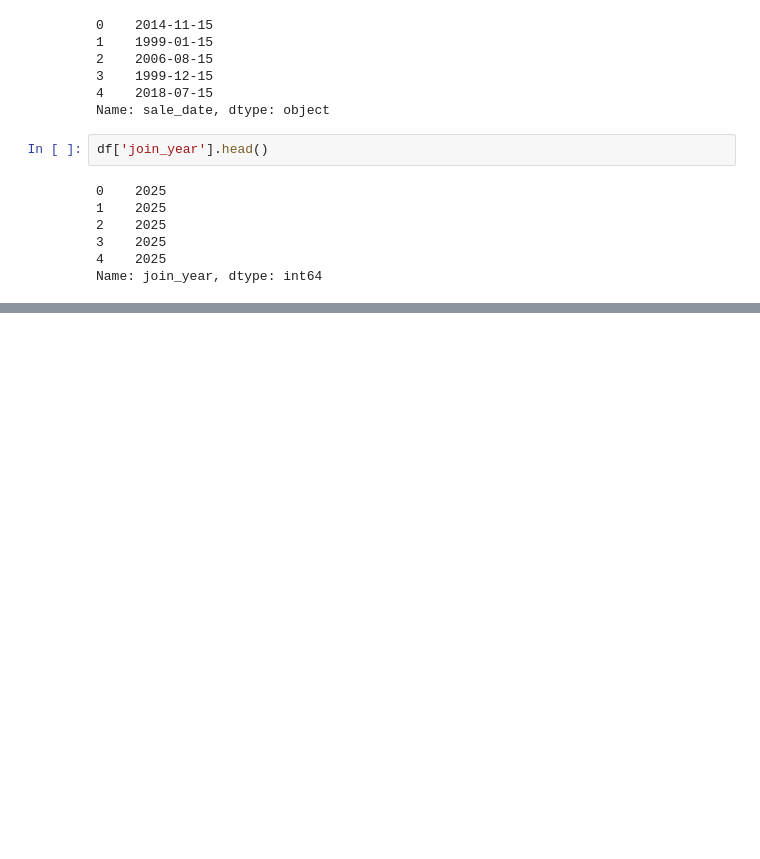
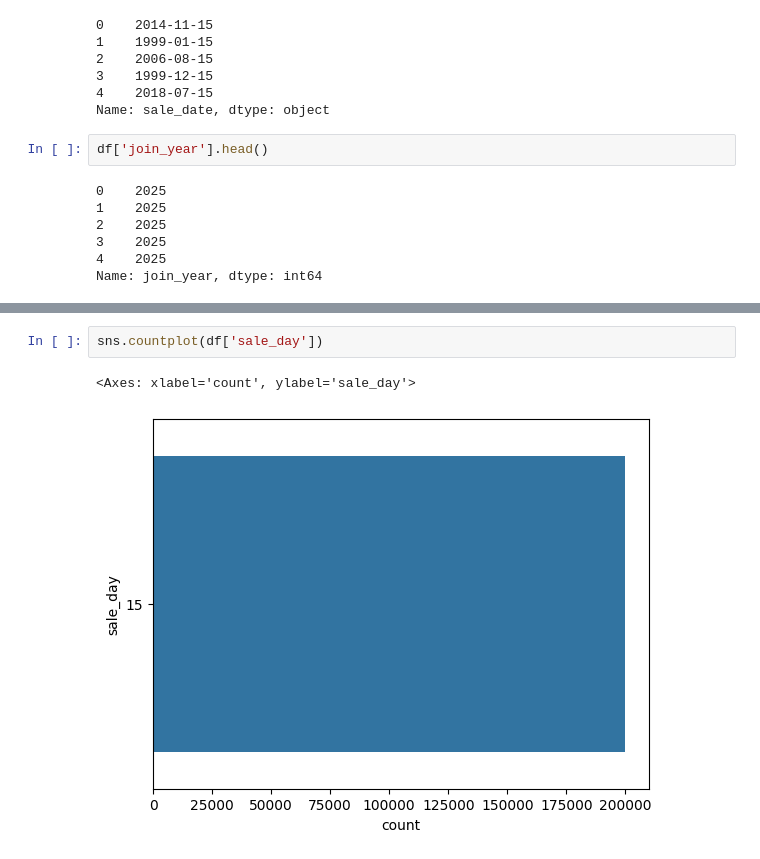
Before and after one commit to Mohitnayak-AI/Project-1, a Jupyter notebook: notebook/EDA.ipynb, the cells around one changed output, grey strips where cells are left out. Cells and saved outputs as stored; diff of their text form; blank space fills up the shorter version.

```diff
--- a/notebook/EDA.ipynb
+++ b/notebook/EDA.ipynb
@@ -83,0 +114,5 @@ Name: join_year, dtype: int64
+# %%
+sns.countplot(df['sale_day'])
+# %% [output]
+<Axes: xlabel='count', ylabel='sale_day'>
+[figure, added]
```
Also changed, not shown: parts of 16 cells of this notebook.
